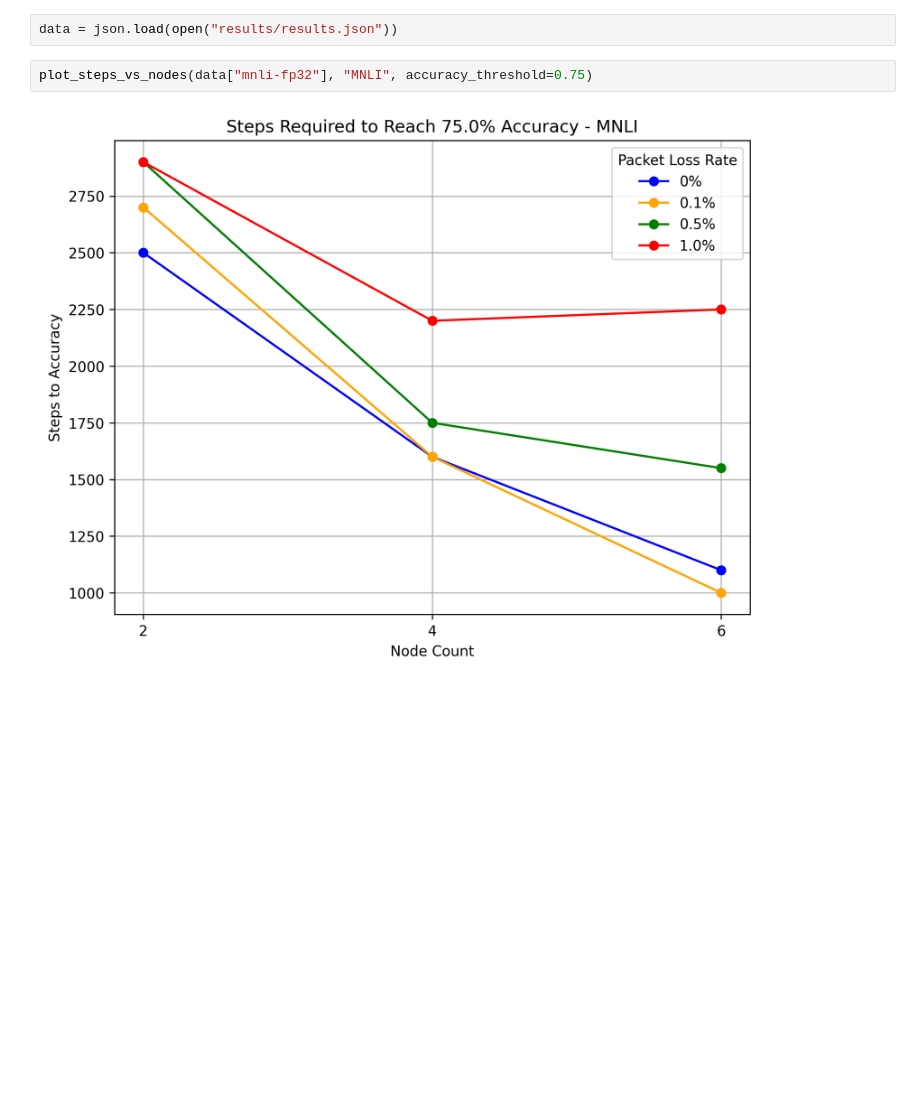
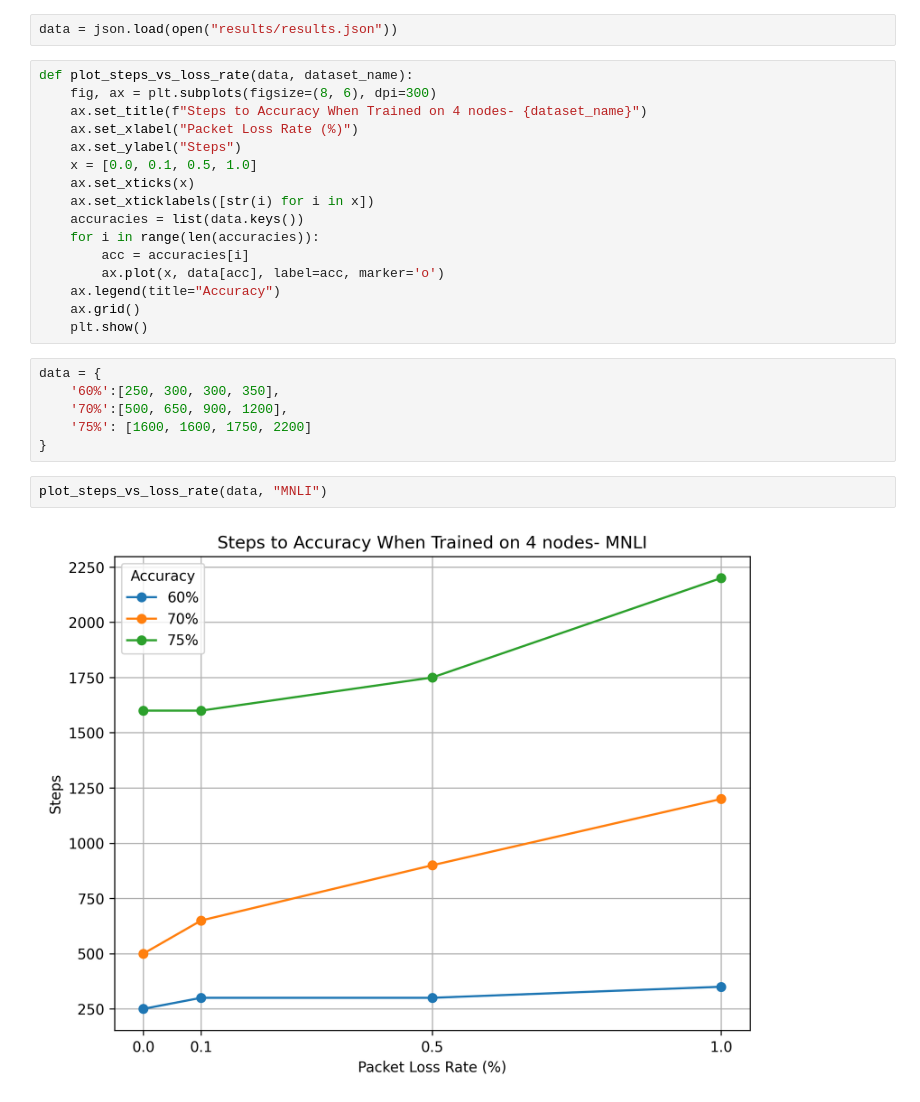
Before and after one commit to peterzeng/finetuning-models-with-packet-loss, a Jupyter notebook: plots_for_network.ipynb, the cells around one changed output. Drawn from its saved outputs; the diff is of its cells as text; blank space fills up the shorter version.

Commit message:
add another plot code

```diff
--- a/plots_for_network.ipynb
+++ b/plots_for_network.ipynb
@@ -21,6 +21,28 @@ def plot_steps_vs_nodes(data, dataset_name, accuracy_threshold=0.75):
 # %%
 data = json.load(open("results/results.json"))
 # %%
-plot_steps_vs_nodes(data["mnli-fp32"], "MNLI", accuracy_threshold=0.75)
+def plot_steps_vs_loss_rate(data, dataset_name):
+    fig, ax = plt.subplots(figsize=(8, 6), dpi=300)
+    ax.set_title(f"Steps to Accuracy When Trained on 4 nodes- {dataset_name}")
+    ax.set_xlabel("Packet Loss Rate (%)")
+    ax.set_ylabel("Steps")
+    x = [0.0, 0.1, 0.5, 1.0]
+    ax.set_xticks(x)
+    ax.set_xticklabels([str(i) for i in x])
+    accuracies = list(data.keys())
+    for i in range(len(accuracies)):
+        acc = accuracies[i]
+        ax.plot(x, data[acc], label=acc, marker='o')
+    ax.legend(title="Accuracy")
+    ax.grid()
+    plt.show()
-# %% [output]
-[figure, removed]
+# %%
+data = {
+    '60%':[250, 300, 300, 350],
+    '70%':[500, 650, 900, 1200],
+    '75%': [1600, 1600, 1750, 2200]
+}
+# %%
+plot_steps_vs_loss_rate(data, "MNLI")
+# %% [output]
+[figure, added]
```
